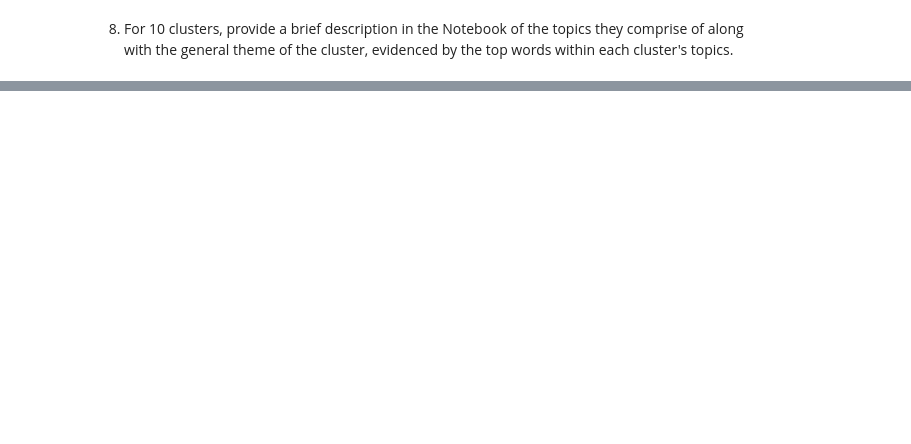
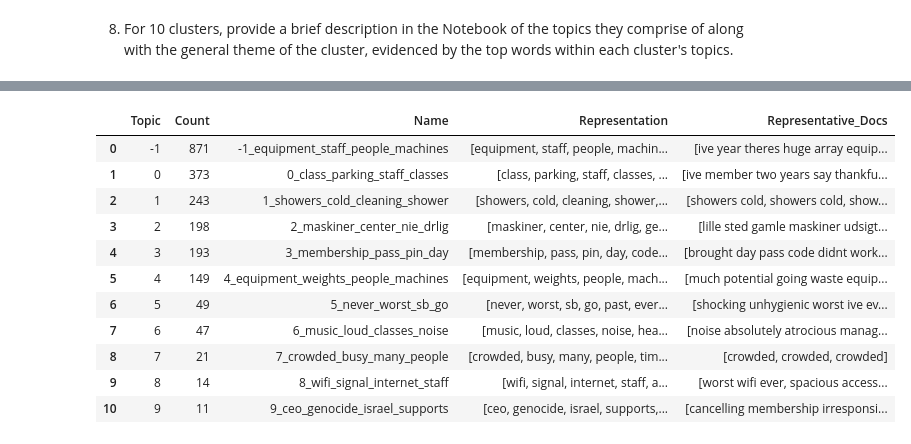
Before and after one commit to dyarparvar/NLP-and-Topic-Modelling-of-Customer-Reviews, a Jupyter notebook: Yarparvar_Darya_CAM_DS_C301_Topic_project_4_1.ipynb, the cells around one changed output, grey strips where cells are left out. Saved outputs shown, nothing was run; the diff lists cells and outputs as text; code cells hidden in the pictures; blank space fills up the shorter version.

```diff
--- a/Yarparvar_Darya_CAM_DS_C301_Topic_project_4_1.ipynb
+++ b/Yarparvar_Darya_CAM_DS_C301_Topic_project_4_1.ipynb
@@ -2079,0 +2101,3 @@ bertopic_model.visualize_approximate_distribution(
+# %%
+# Load the model
+bertopic_model = BERTopic.load(f"{model_dir}/bertopic_model_anger_20251214-112018")
@@ -2079,0 +2206,15 @@ bertopic_model.visualize_approximate_distribution(
+# %%
+bertopic_model.get_topic_info()
+# %% [output]
+|  | Topic | Count | Name | Representation | Representative_Docs |
+| 0 | -1 | 871 | -1_equipment_staff_people_machines | [equipment, staff, people, machin... | [ive year theres huge array equip... |
+| 1 | 0 | 373 | 0_class_parking_staff_classes | [class, parking, staff, classes, ... | [ive member two years say thankfu... |
+| 2 | 1 | 243 | 1_showers_cold_cleaning_shower | [showers, cold, cleaning, shower,... | [showers cold, showers cold, show... |
+| 3 | 2 | 198 | 2_maskiner_center_nie_drlig | [maskiner, center, nie, drlig, ge... | [lille sted gamle maskiner udsigt... |
+| 4 | 3 | 193 | 3_membership_pass_pin_day | [membership, pass, pin, day, code... | [brought day pass code didnt work... |
+| 5 | 4 | 149 | 4_equipment_weights_people_machines | [equipment, weights, people, mach... | [much potential going waste equip... |
+| 6 | 5 | 49 | 5_never_worst_sb_go | [never, worst, sb, go, past, ever... | [shocking unhygienic worst ive ev... |
+| 7 | 6 | 47 | 6_music_loud_classes_noise | [music, loud, classes, noise, hea... | [noise absolutely atrocious manag... |
+| 8 | 7 | 21 | 7_crowded_busy_many_people | [crowded, busy, many, people, tim... | [crowded, crowded, crowded] |
+| 9 | 8 | 14 | 8_wifi_signal_internet_staff | [wifi, signal, internet, staff, a... | [worst wifi ever, spacious access... |
+| 10 | 9 | 11 | 9_ceo_genocide_israel_supports | [ceo, genocide, israel, supports,... | [cancelling membership irresponsi... |
```
Also changed, not shown: parts of 121 cells of this notebook.
